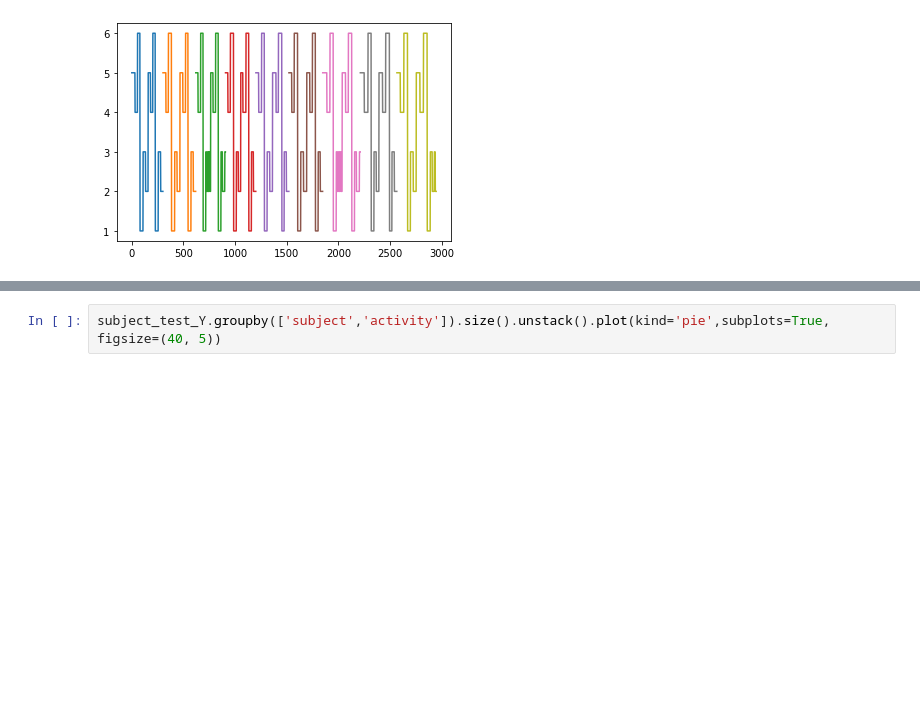
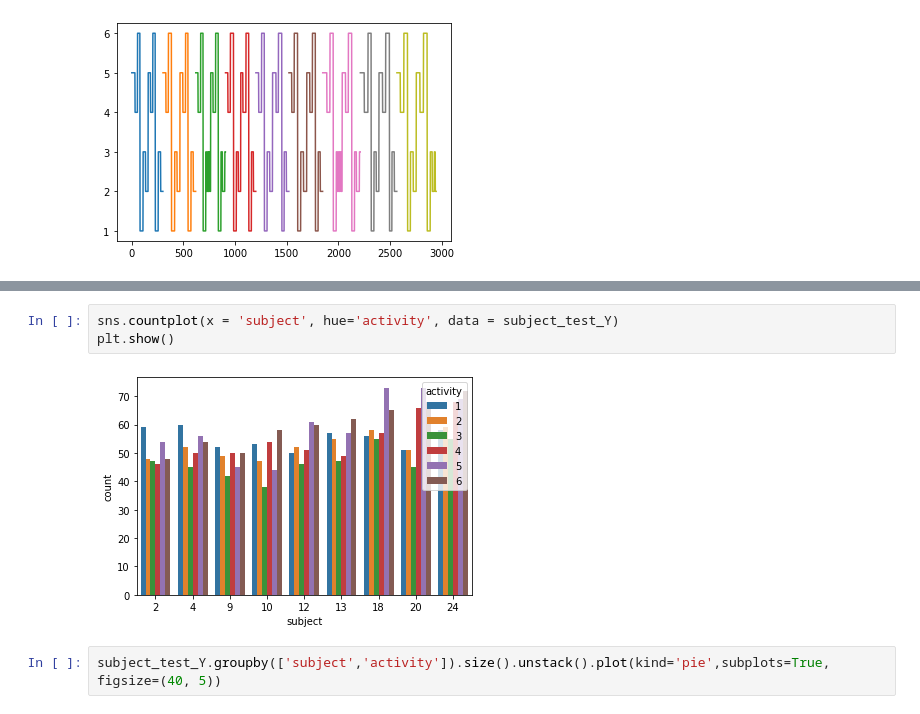
Before and after one commit to JayPBhatia/SUTDML2021Project, a Jupyter notebook: SUTDML2021Project.ipynb, the cells around one changed output, grey strips where cells are left out. Saved outputs shown, nothing was run; the diff lists cells and outputs as text; blank space fills up the shorter version.

```diff
--- a/SUTDML2021Project.ipynb
+++ b/SUTDML2021Project.ipynb
@@ -148,3 +153,8 @@ Name: activity, dtype: object
+# %%
+sns.countplot(x = 'subject', hue='activity', data = subject_test_Y)
+plt.show()
+# %% [output]
+[figure, added]
 # %%
 subject_test_Y.groupby(['subject','activity']).size().unstack().plot(kind='pie',subplots=True, figsize=(40, 5))
 # %% [output]
```
Also changed, not shown: parts of 5 cells of this notebook.
